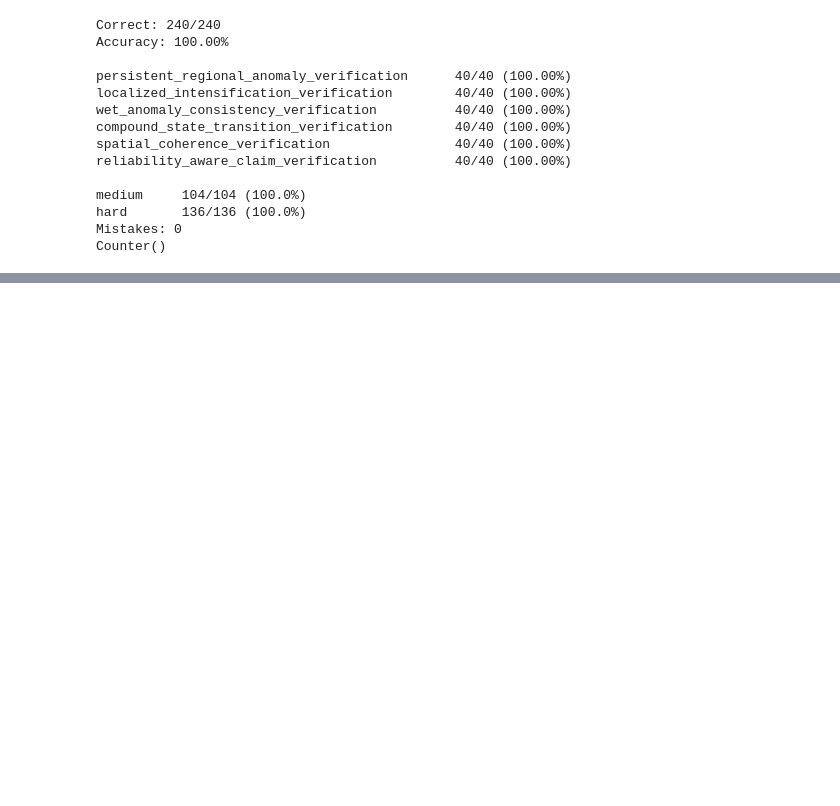
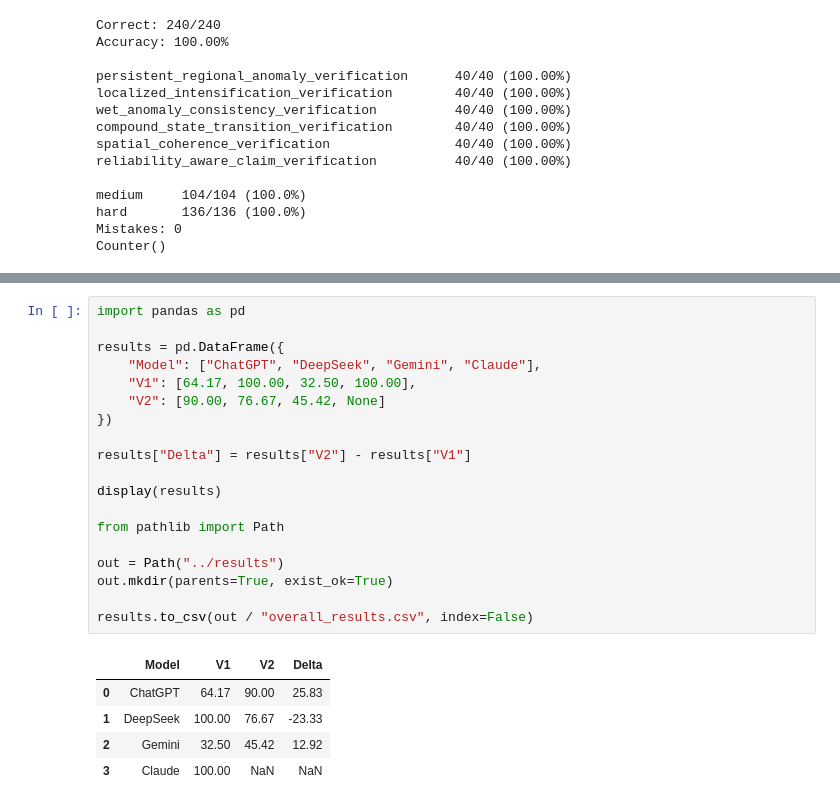
Before and after one commit to aadityat23/ClimateTwinIndia, a Jupyter notebook: notebooks/evaluate_hypothesis.ipynb, the cells around one changed output, grey strips where cells are left out. Saved outputs shown, nothing was run; the diff lists cells and outputs as text; blank space fills up the shorter version.

```diff
--- a/notebooks/evaluate_hypothesis.ipynb
+++ b/notebooks/evaluate_hypothesis.ipynb
@@ -204,0 +252,25 @@ Counter()
+# %%
+import pandas as pd
+
+results = pd.DataFrame({
+    "Model": ["ChatGPT", "DeepSeek", "Gemini", "Claude"],
+    "V1": [64.17, 100.00, 32.50, 100.00],
+    "V2": [90.00, 76.67, 45.42, None]
+})
+
+results["Delta"] = results["V2"] - results["V1"]
+
+display(results)
+
+from pathlib import Path
+
+out = Path("../results")
+out.mkdir(parents=True, exist_ok=True)
+
+results.to_csv(out / "overall_results.csv", index=False)
+# %% [output]
+|  | Model | V1 | V2 | Delta |
+| 0 | ChatGPT | 64.17 | 90.00 | 25.83 |
+| 1 | DeepSeek | 100.00 | 76.67 | -23.33 |
+| 2 | Gemini | 32.50 | 45.42 | 12.92 |
+| 3 | Claude | 100.00 | NaN | NaN |
```
Also changed, not shown: parts of 20 cells of this notebook, 10 other files.
